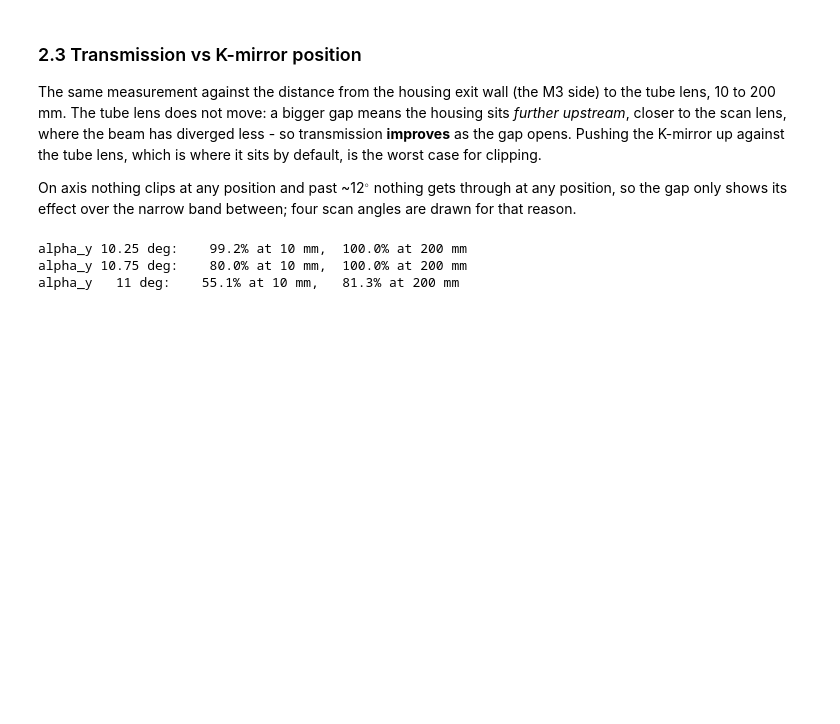
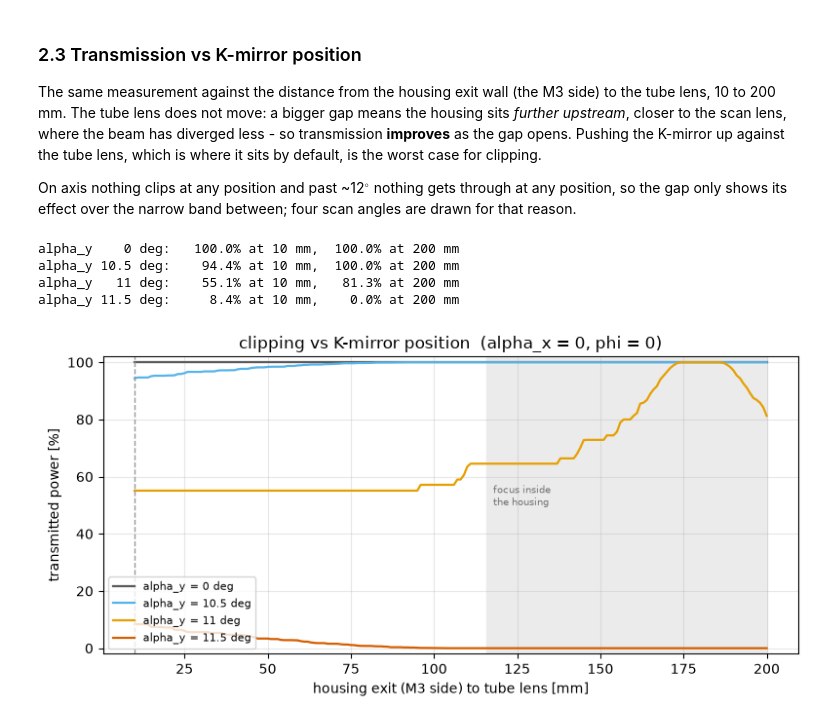
Before and after one commit to HelmchenLabSoftware/K-mirror, a Jupyter notebook: Optics simulations/K-mirror-between-scan-and-tube-lens.ipynb, the cells around one changed output. Saved outputs shown, nothing was run; the diff lists cells and outputs as text; code cells hidden in the pictures; blank space fills up the shorter version.

```diff
--- a/Optics simulations/K-mirror-between-scan-and-tube-lens.ipynb
+++ b/Optics simulations/K-mirror-between-scan-and-tube-lens.ipynb
@@ -1231,32 +1237,34 @@ scan angles are drawn for that reason.
 # %%
 # transmission vs the M3-side gap to the tube lens, at alpha_x = 0, phi = 0.
 # Four scan angles: on axis nothing clips at any position, and past ~12 deg
 # nothing gets through at any position, so the gap only shows its effect over
 # the narrow band in between.
 GAPS = np.arange(10.0, 200.1, 1.0)
 
 fig, ax = plt.subplots(figsize=(8, 4))
 # beyond this gap the intermediate focus (path f_scan) falls inside the housing,
 # where a geometric bundle is no longer the Gaussian envelope
 _g_focus = PATH_TO_TUBE - PATH_BOX - F_SCAN
 ax.axvspan(_g_focus, GAPS.max(), color="0.92", zorder=0)
 ax.text(_g_focus + 2, 50, "focus inside\nthe housing", fontsize=7.5, color="0.45")
-for ay, col in ((10.25, "0.35"), (10.75, "#56B4E9"), (11.0, "#E69F00"),
+for ay, col in ((0, "0.35"), (10.5, "#56B4E9"), (11, "#E69F00"),
                 (11.5, "#D55E00")):
     T = [100 * transmission(0.0, 0.0, ay, box_front=bf_of_gap(g))
          for g in GAPS]
     ax.plot(GAPS, T, "-", lw=1.6, color=col, label=f"alpha_y = {ay:g} deg")
     print(f"alpha_y {ay:4g} deg:  {T[0]:6.1f}% at 10 mm, {T[-1]:6.1f}% at 200 mm")
 ax.axvline(GAP_TUBE, color="0.6", ls="--", lw=1.0)
 ax.set_xlabel("housing exit (M3 side) to tube lens [mm]")
 ax.set_ylabel("transmitted power [%]")
 ax.set_title("clipping vs K-mirror position  (alpha_x = 0, phi = 0)")
 ax.set_ylim(-2, 102)
 ax.legend(fontsize=8, loc="lower left")
 ax.grid(alpha=0.3)
 fig.tight_layout()
 plt.show()
 # %% [output]
-alpha_y 10.25 deg:    99.2% at 10 mm,  100.0% at 200 mm
-alpha_y 10.75 deg:    80.0% at 10 mm,  100.0% at 200 mm
+alpha_y    0 deg:   100.0% at 10 mm,  100.0% at 200 mm
+alpha_y 10.5 deg:    94.4% at 10 mm,  100.0% at 200 mm
 alpha_y   11 deg:    55.1% at 10 mm,   81.3% at 200 mm
+alpha_y 11.5 deg:     8.4% at 10 mm,    0.0% at 200 mm
+[figure, added]
```
Also changed, not shown: parts of 1 cell of this notebook.
